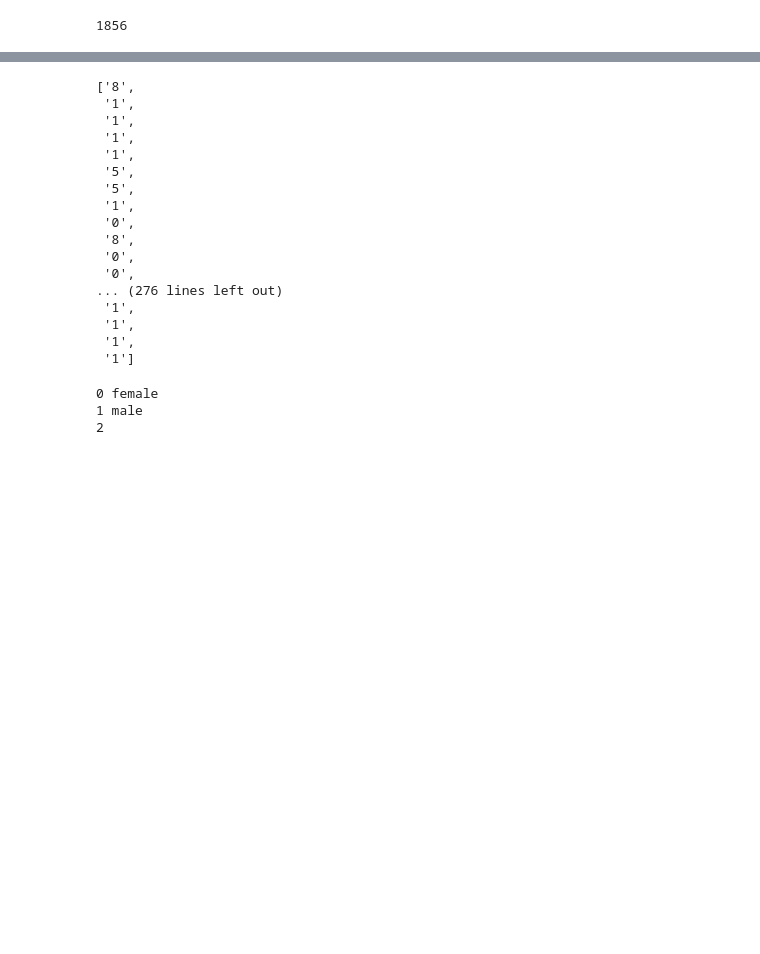
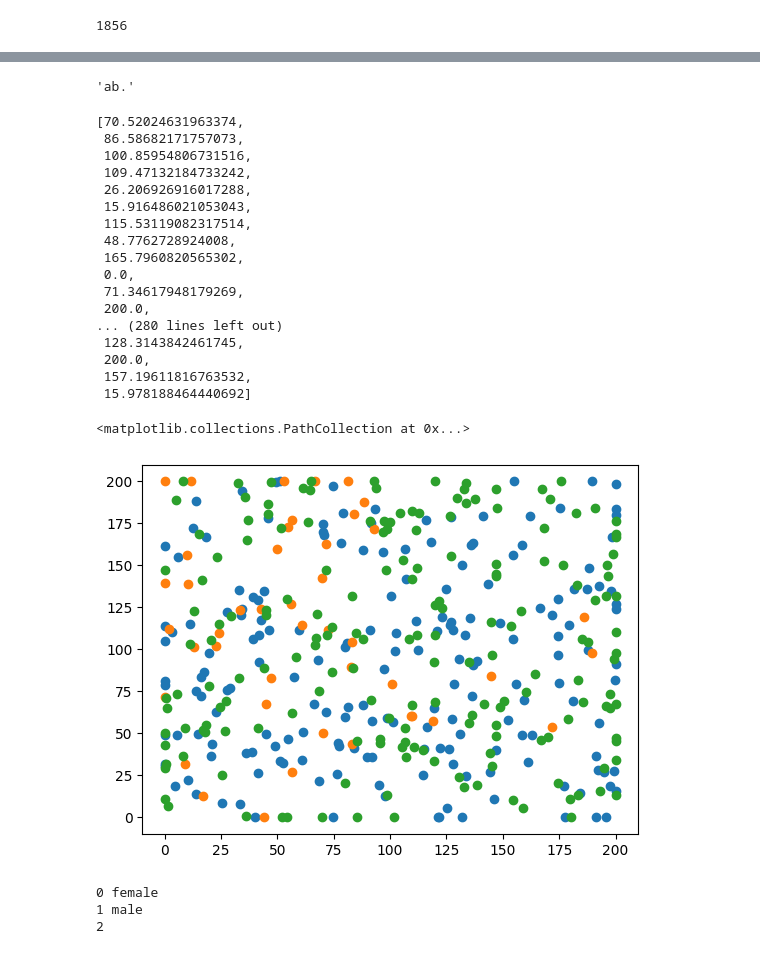
Before and after one commit to lynchp35/AgentBasedModelling, a Jupyter notebook: code/test.ipynb, the cells around one changed output, grey strips where cells are left out. Cells and saved outputs as stored; diff of their text form; code cells hidden in the pictures; blank space fills up the shorter version.

Commit message:
save and convert model data

```diff
--- a/code/test.ipynb
+++ b/code/test.ipynb
@@ -91,4 +127,7 @@ len(data.split("\n\n"))
 # %%
+output_file= open(file="..\data\Pop300_ICR0.01_Fert0.2_Mort4.0_CCP0.75_Dist4\location_data.txt", mode="r", encoding="utf-8")
+data = output_file.read()
+output_file.close()
 test_dict = {}
 people_type = ["healthy", "infected", "recovered"]
 split_data = data.split("\n\n")[:800]
@@ -98,10 +137,14 @@ for time in range(len(split_data)):
     for i in range(3):
         test_dict[time][people_type[i]] = {"x":[],
                                            "y":[]}
-        for point in current_data[i][2:-2].split("], ["):
-            if len(point.split(", ")) > 1:
-                try:
-                    test_dict[time][people_type[i]]["x"].append(float(point.split(", ")[0]))
-                    test_dict[time][people_type[i]]["y"].append(float(point.split(", ")[1]))
-                except ValueError:
-                    pass
+        try:
+            for point in current_data[i][2:-2].split("], ["):
+                if len(point.split(", ")) > 1:
+                    try:
+                        test_dict[time][people_type[i]]["x"].append(float(point.split(", ")[0]))
+                        test_dict[time][people_type[i]]["y"].append(float(point.split(", ")[1]))
+                    except ValueError:
+                        pass
+        except IndexError:
+            print(f"Missing data on day {time}, current value {current_data}")
+            print(f"May be due to error at the end of the data.")
@@ -107,0 +171,4 @@ for time in range(len(split_data)):
+# %%
+"ab.txt"[:-3]
+# %% [output]
+'ab.'
@@ -108,20 +182,20 @@ for time in range(len(split_data)):
 # %%
-test_dict[9]["healthy"]["x"]
+test_dict[1]["healthy"]["y"]
 # %% [output]
-['8',
- '1',
- '1',
- '1',
- '1',
- '5',
- '5',
- '1',
- '0',
- '8',
- '0',
- '0',
-... (276 lines left out)
- '1',
- '1',
- '1',
- '1']
+[70.52024631963374,
+ 86.58682171757073,
+ 100.85954806731516,
+ 109.47132184733242,
+ 26.206926916017288,
+ 15.916486021053043,
+ 115.53119082317514,
+ 48.7762728924008,
+ 165.7960820565302,
+ 0.0,
+ 71.34617948179269,
+ 200.0,
+... (280 lines left out)
+ 128.3143842461745,
+ 200.0,
+ 157.19611816763532,
+ 15.978188464440692]
@@ -128,3 +204,11 @@ test_dict[9]["healthy"]["x"]
+# %%
+time = 400
+plt.scatter(test_dict[time]["healthy"]["x"], test_dict[time]["healthy"]["y"])
+plt.scatter(test_dict[time]["infected"]["x"], test_dict[time]["infected"]["y"])
+plt.scatter(test_dict[time]["recovered"]["x"], test_dict[time]["recovered"]["y"])
+# %% [output]
+<matplotlib.collections.PathCollection at 0x...>
+[figure, added]
 # %%
 for i, j in zip([0,1,2], ["female","male",_]):
     print(i,j)
```
Also changed, not shown: parts of 6 cells of this notebook, 6 other files.
